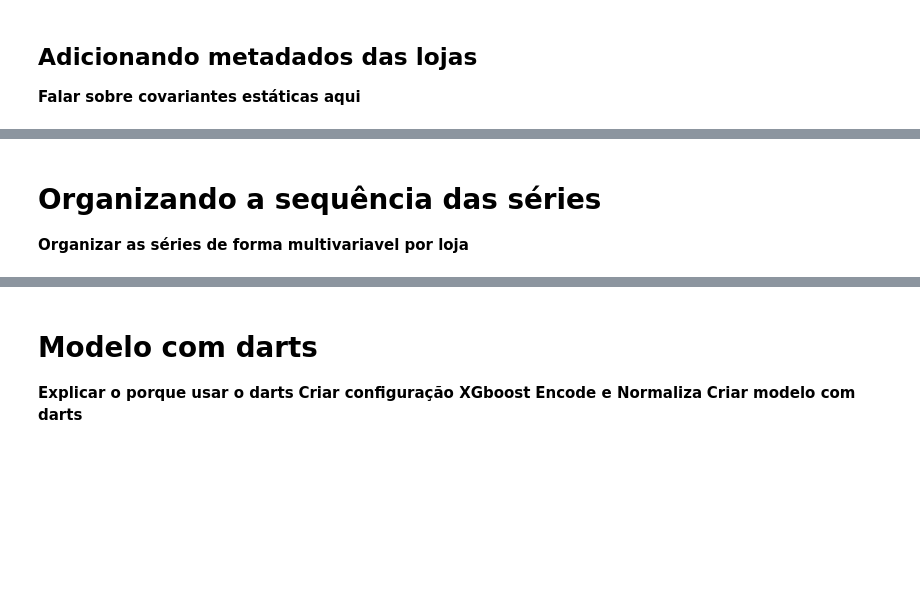
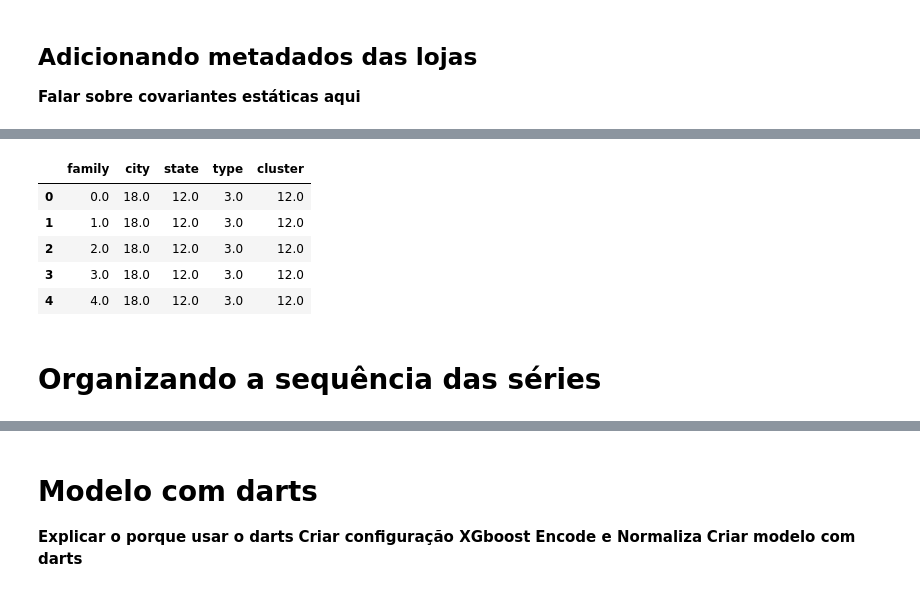
Before and after one commit to FelipeMP94/Time-Series-Forcasting, a Jupyter notebook: Time series Forcasting.ipynb, the cells around one changed output, grey strips where cells are left out. Cells and saved outputs as stored; diff of their text form; code cells hidden in the pictures; blank space fills up the shorter version.

```diff
--- a/Time series Forcasting.ipynb
+++ b/Time series Forcasting.ipynb
@@ -90,4 +119,28 @@ complete_data_teste = pd.merge(complete_data_teste,lojas,how='inner',on = 'store
+# %%
+from sklearn.preprocessing import OrdinalEncoder
+
+complete_data_encoded_treino = complete_data_treino
+oe  = OrdinalEncoder()
+
+family = oe.fit_transform(complete_data_treino[['family']])
+city = oe.fit_transform(complete_data_treino[['city']])
+state = oe.fit_transform(complete_data_treino[['state']])
+types = oe.fit_transform(complete_data_treino[['type']])
+cluster = oe.fit_transform(complete_data_treino[['cluster']])
+
+complete_data_encoded_treino[['family']] = family
+complete_data_encoded_treino[['city']] = city
+complete_data_encoded_treino[['state']] = state
+complete_data_encoded_treino[['type']] = types
+complete_data_encoded_treino[['cluster']] = cluster
+# %%
+complete_data_encoded_treino[['family','city','state','type','cluster']].head()
+# %% [output]
+|  | family | city | state | type | cluster |
+| 0 | 0.0 | 18.0 | 12.0 | 3.0 | 12.0 |
+| 1 | 1.0 | 18.0 | 12.0 | 3.0 | 12.0 |
+| 2 | 2.0 | 18.0 | 12.0 | 3.0 | 12.0 |
+| 3 | 3.0 | 18.0 | 12.0 | 3.0 | 12.0 |
+| 4 | 4.0 | 18.0 | 12.0 | 3.0 | 12.0 |
 # %% [markdown]
 # Organizando a sequência das séries
-
-**Organizar as séries de forma multivariavel por loja**
```
Also changed, not shown: parts of 13 cells of this notebook.
